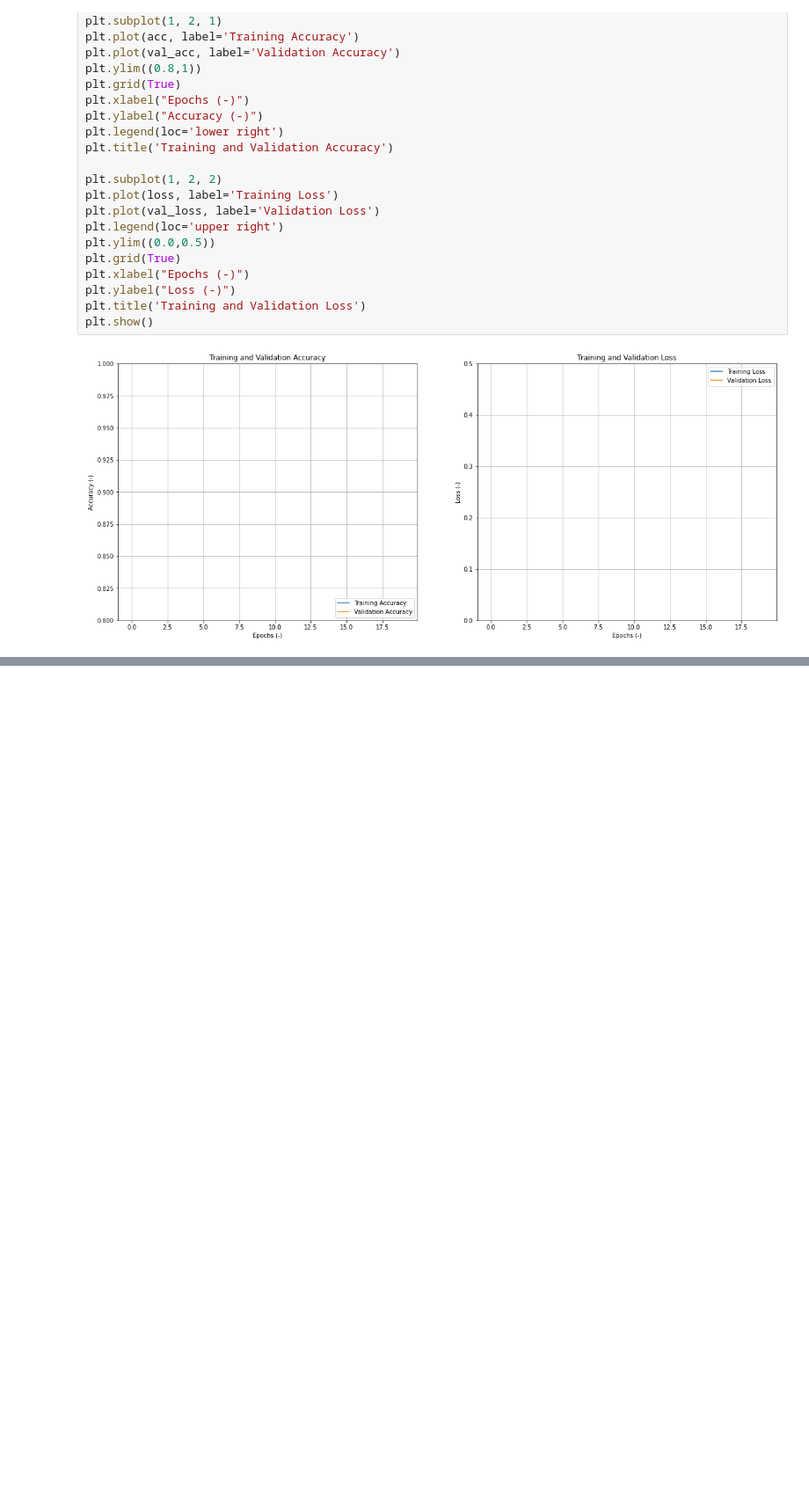
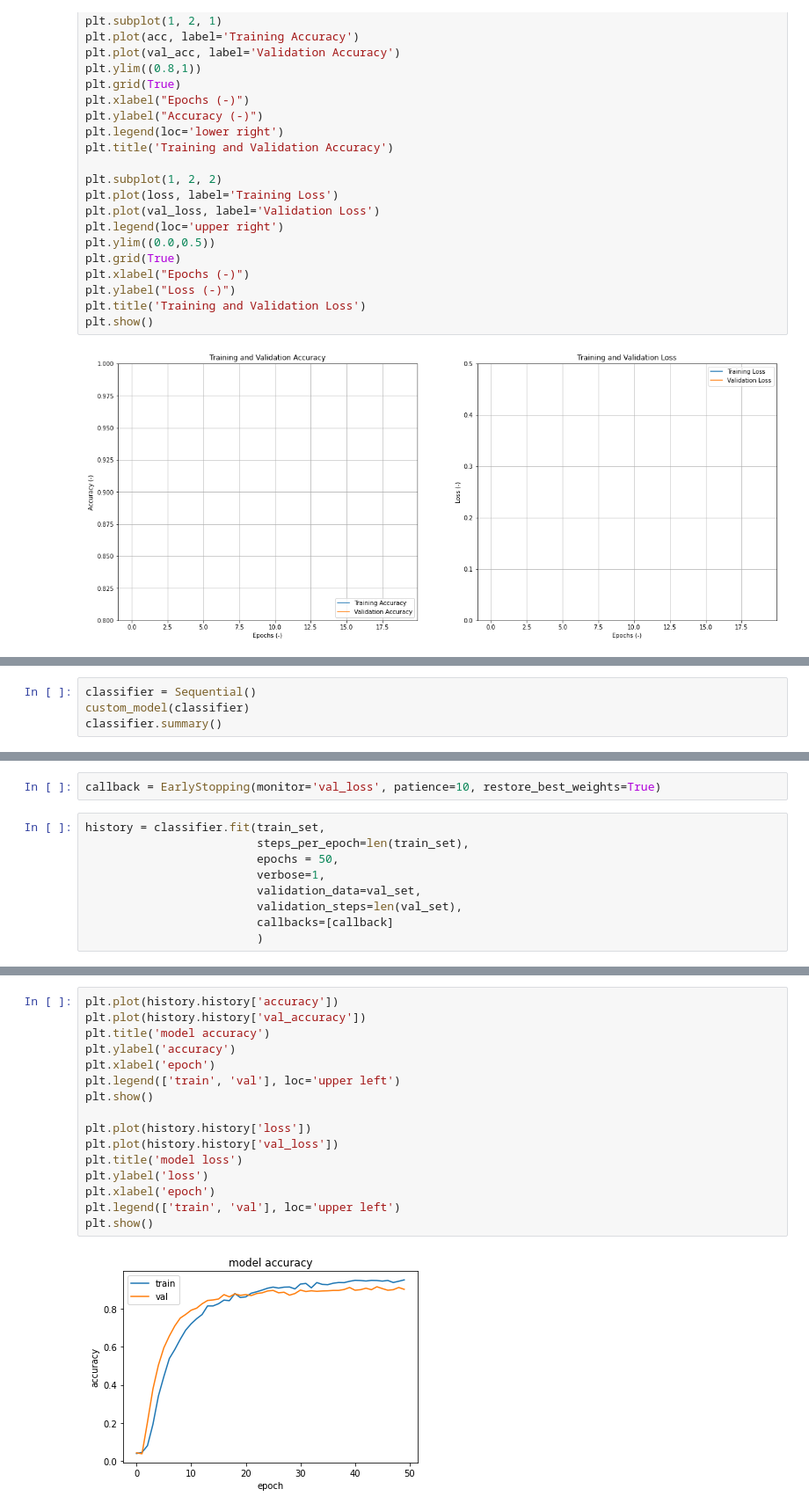
Before and after one commit to samchrist12/DIS_1, a Jupyter notebook: Group_Project_3.ipynb, the cells around one changed output, grey strips where cells are left out. Shown: that part at 88% size. Cells and saved outputs as stored; diff of their text form; blank space fills up the shorter version.

```diff
--- a/Group_Project_3.ipynb
+++ b/Group_Project_3.ipynb
@@ -369,0 +510,4 @@ plt.show()
+# %%
+classifier = Sequential()
+custom_model(classifier)
+classifier.summary()
@@ -369,0 +532,11 @@ plt.show()
+# %%
+callback = EarlyStopping(monitor='val_loss', patience=10, restore_best_weights=True)
+# %%
+history = classifier.fit(train_set,
+                         steps_per_epoch=len(train_set),
+                         epochs = 50,
+                         verbose=1,
+                         validation_data=val_set,
+                         validation_steps=len(val_set),
+                         callbacks=[callback]
+                         )
@@ -369,0 +561,18 @@ plt.show()
+# %%
+plt.plot(history.history['accuracy'])
+plt.plot(history.history['val_accuracy'])
+plt.title('model accuracy')
+plt.ylabel('accuracy')
+plt.xlabel('epoch')
+plt.legend(['train', 'val'], loc='upper left')
+plt.show()
+
+plt.plot(history.history['loss'])
+plt.plot(history.history['val_loss'])
+plt.title('model loss')
+plt.ylabel('loss')
+plt.xlabel('epoch')
+plt.legend(['train', 'val'], loc='upper left')
+plt.show()
+# %% [output]
+[figure, added]
```
Also changed, not shown: parts of 22 cells of this notebook.
